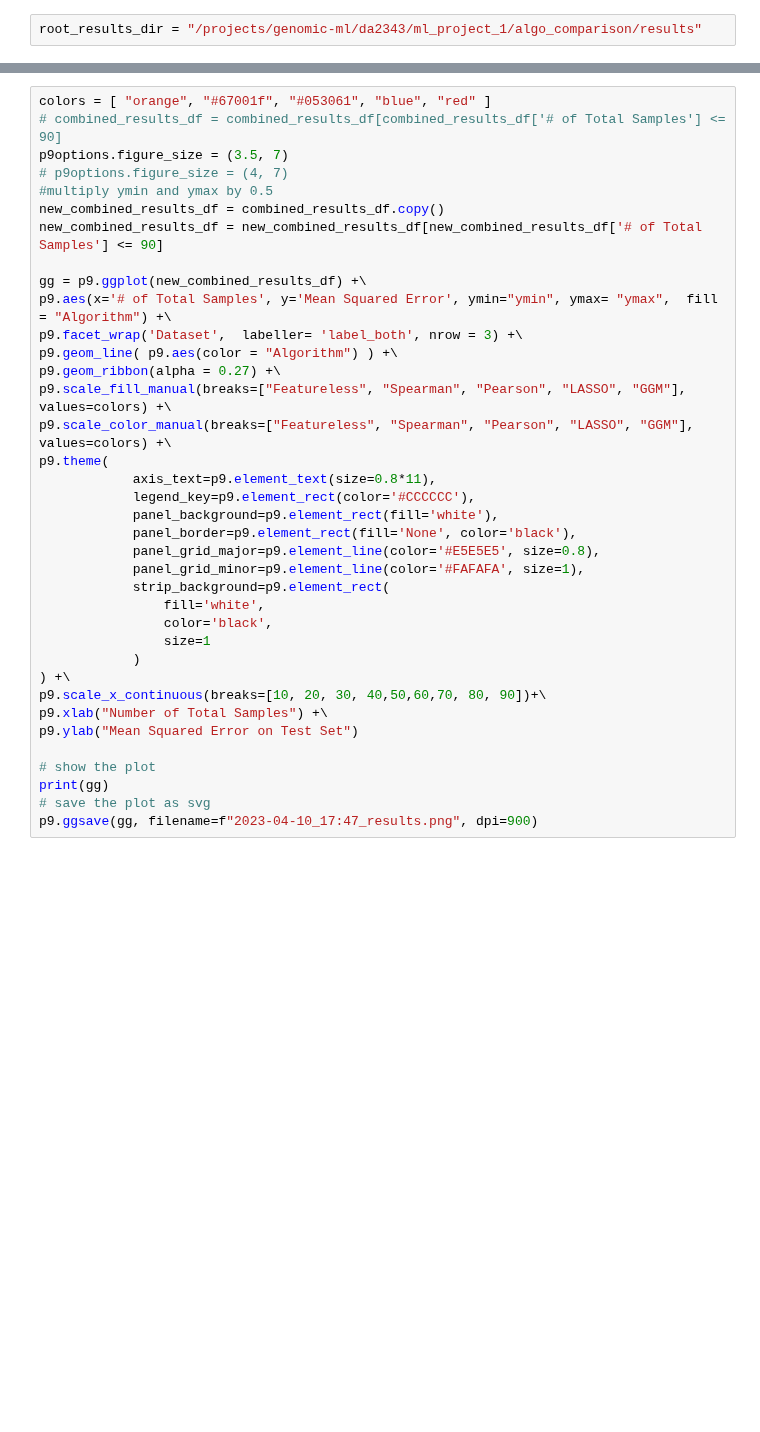
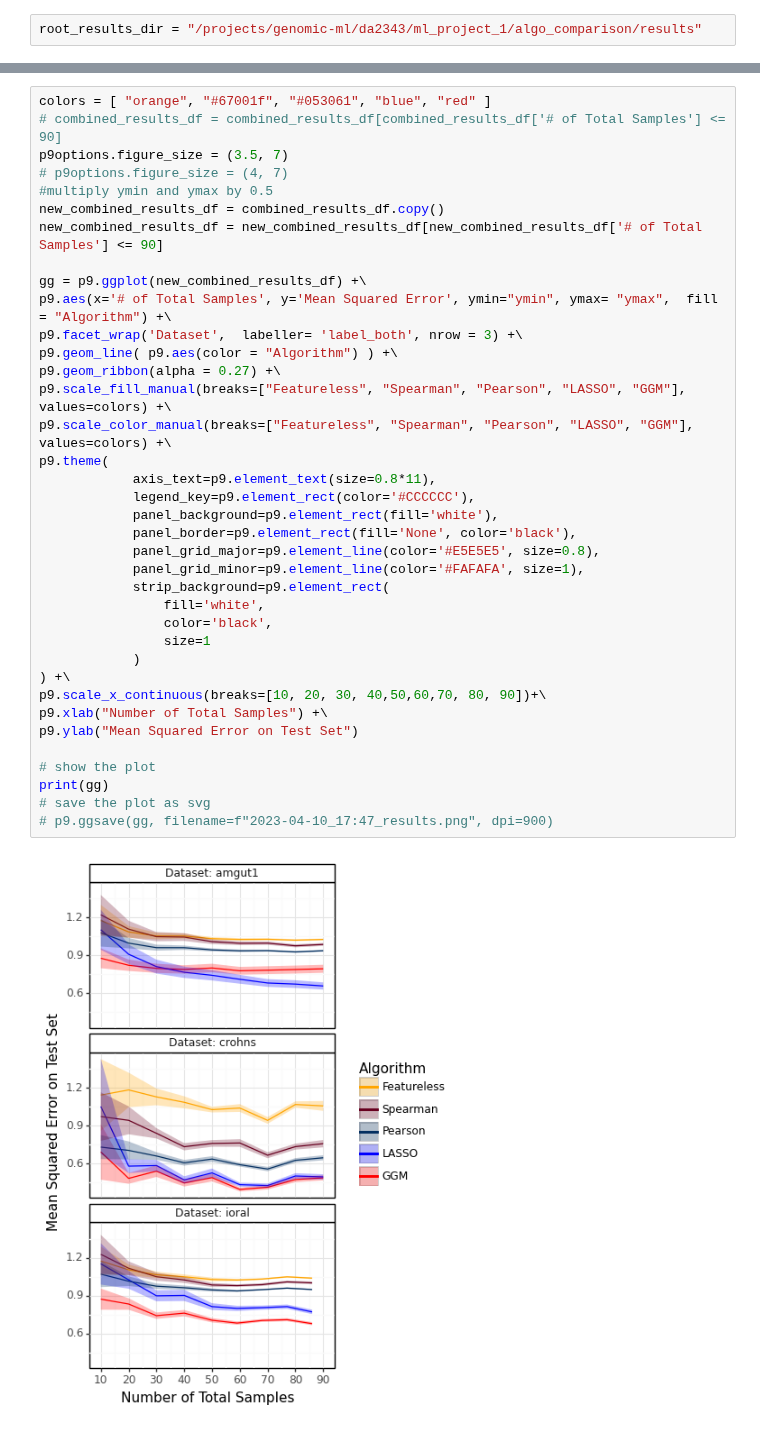
Before and after one commit to EngineerDanny/CS685-Microbe-Network-Research-Code, a Jupyter notebook: algo_comparison/results/results_for_paper.ipynb, the cells around one changed output, grey strips where cells are left out. Drawn from its saved outputs; the diff is of its cells as text; blank space fills up the shorter version.

```diff
--- a/algo_comparison/results/results_for_paper.ipynb
+++ b/algo_comparison/results/results_for_paper.ipynb
@@ -167,31 +171,33 @@ p9options.figure_size = (3.5, 7)
 new_combined_results_df = combined_results_df.copy()
 new_combined_results_df = new_combined_results_df[new_combined_results_df['# of Total Samples'] <= 90]
 
 gg = p9.ggplot(new_combined_results_df) +\
 p9.aes(x='# of Total Samples', y='Mean Squared Error', ymin="ymin", ymax= "ymax",  fill = "Algorithm") +\
 p9.facet_wrap('Dataset',  labeller= 'label_both', nrow = 3) +\
 p9.geom_line( p9.aes(color = "Algorithm") ) +\
 p9.geom_ribbon(alpha = 0.27) +\
 p9.scale_fill_manual(breaks=["Featureless", "Spearman", "Pearson", "LASSO", "GGM"], values=colors) +\
 p9.scale_color_manual(breaks=["Featureless", "Spearman", "Pearson", "LASSO", "GGM"], values=colors) +\
 p9.theme(
             axis_text=p9.element_text(size=0.8*11),
             legend_key=p9.element_rect(color='#CCCCCC'),
             panel_background=p9.element_rect(fill='white'),
             panel_border=p9.element_rect(fill='None', color='black'),
             panel_grid_major=p9.element_line(color='#E5E5E5', size=0.8),
             panel_grid_minor=p9.element_line(color='#FAFAFA', size=1),
             strip_background=p9.element_rect(
                 fill='white',
                 color='black',
                 size=1
             )
 ) +\
 p9.scale_x_continuous(breaks=[10, 20, 30, 40,50,60,70, 80, 90])+\
 p9.xlab("Number of Total Samples") +\
 p9.ylab("Mean Squared Error on Test Set")
 
 # show the plot
 print(gg)
 # save the plot as svg
-p9.ggsave(gg, filename=f"2023-04-10_17:47_results.png", dpi=900)
+# p9.ggsave(gg, filename=f"2023-04-10_17:47_results.png", dpi=900)
+# %% [output]
+[figure, added]
```
Also changed, not shown: parts of 3 cells of this notebook, 3 other files.
